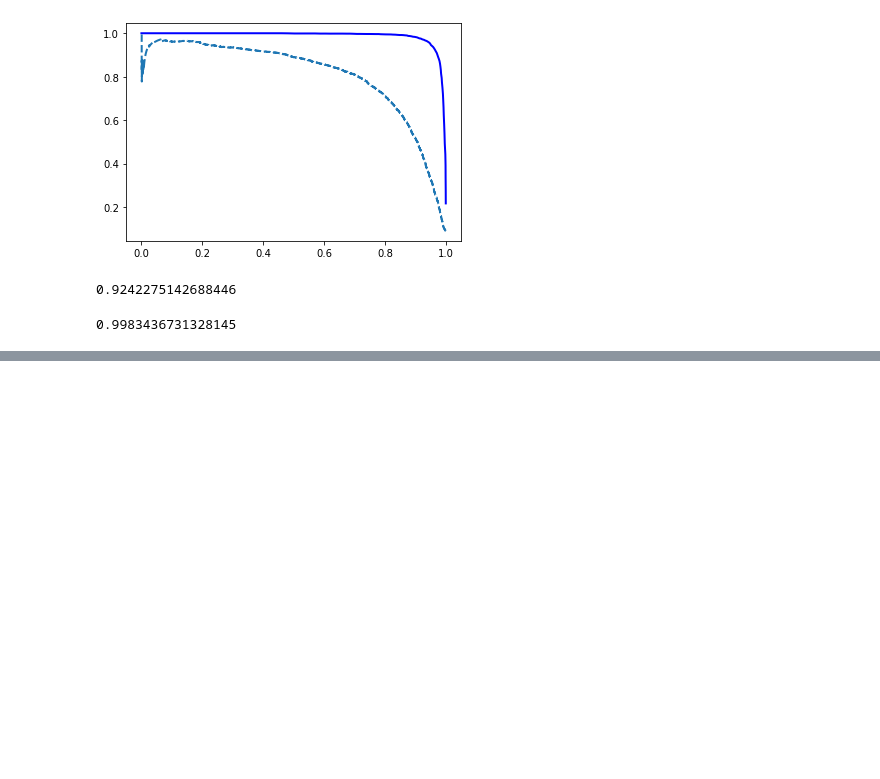
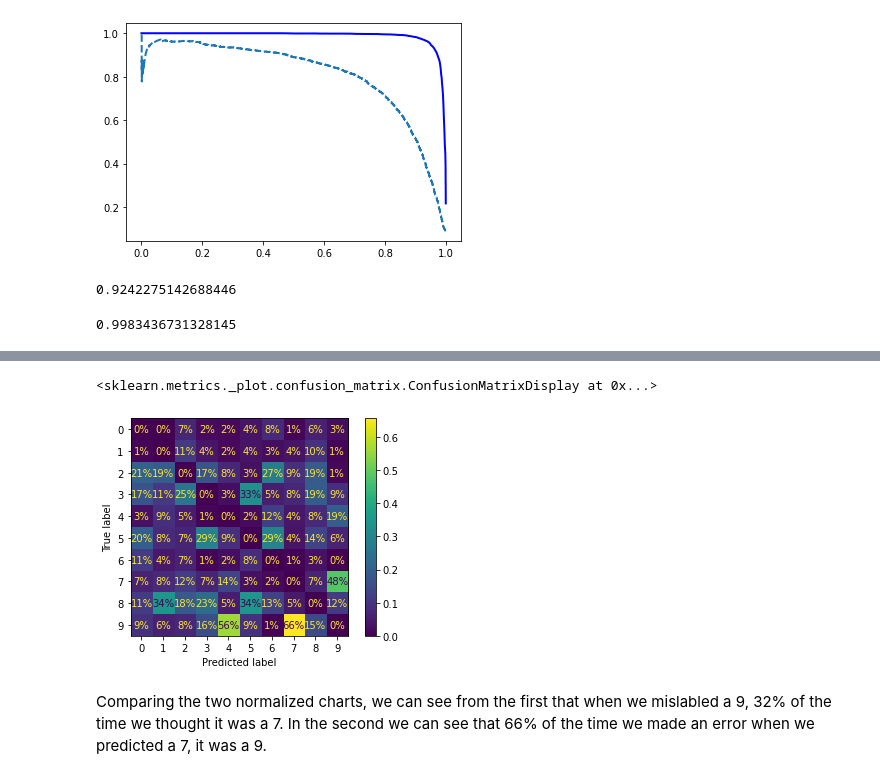
Before and after one commit to rickhall2000/ongoing-learning, a Jupyter notebook: Hands-On_Machine_Learning/Ch3-Classification.ipynb, the cells around one changed output, grey strips where cells are left out. Cells and saved outputs as stored; diff of their text form; code cells hidden in the pictures; blank space fills up the shorter version.

```diff
--- a/Hands-On_Machine_Learning/Ch3-Classification.ipynb
+++ b/Hands-On_Machine_Learning/Ch3-Classification.ipynb
@@ -210,0 +309,9 @@ roc_auc_score(y_train_5, y_scores_forest)
+# %%
+# Can also normalize by column
+ConfusionMatrixDisplay.from_predictions(y_train, y_train_pred, sample_weight=sample_weight,
+                                       normalize="pred", values_format=".0%")
+# %% [output]
+<sklearn.metrics._plot.confusion_matrix.ConfusionMatrixDisplay at 0x...>
+[figure, added]
+# %% [markdown]
+Comparing the two normalized charts, we can see from the first that when we mislabled a 9, 32% of the time we thought it was a 7. In the second we can see that 66% of the time we made an error when we predicted a 7, it was a 9.
```
Also changed, not shown: parts of 34 cells of this notebook.
